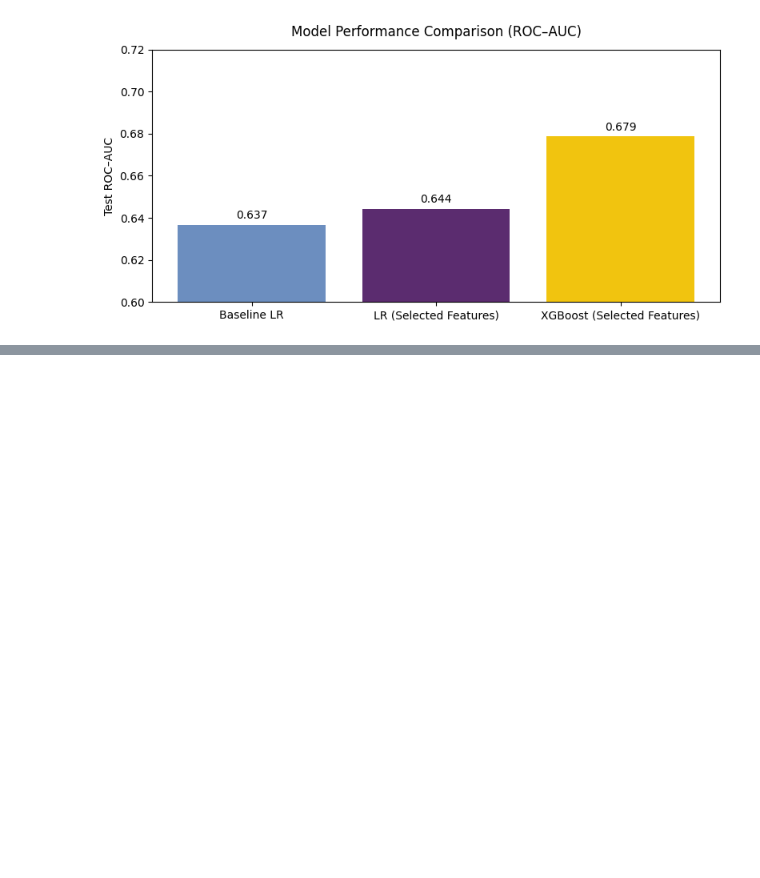
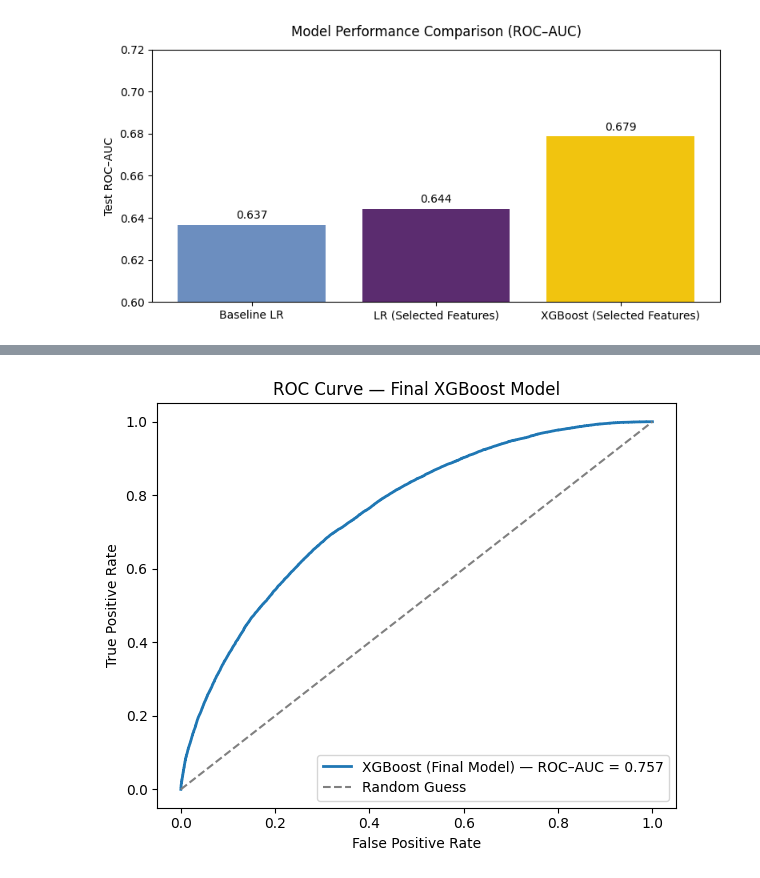
Before and after one commit to AliAlSudani0/kickstarter-machine-learning-project, a Jupyter notebook: EDA-and-modeling.ipynb, the cells around one changed output, grey strips where cells are left out. Drawn from its saved outputs; the diff is of its cells as text; code cells hidden in the pictures; blank space fills up the shorter version.

```diff
--- a/EDA-and-modeling.ipynb
+++ b/EDA-and-modeling.ipynb
@@ -1334,0 +1459,17 @@ This confirms that non-linear interactions between features play an important ro
+# %%
+# ----------------------------------------
+# D) TF-IDF on title (aligned by index)
+# ----------------------------------------
+train_titles = df.loc[X_train_fe.index, "Name"].fillna("").astype(str)
+test_titles  = df.loc[X_test_fe.index, "Name"].fillna("").astype(str)
+
+tfidf = TfidfVectorizer(
+    lowercase=True,
+    stop_words="english",
+    max_features=3000,
+    ngram_range=(1, 2),
+    min_df=3
+)
+
+X_train_text = tfidf.fit_transform(train_titles)   # fit on train only
+X_test_text  = tfidf.transform(test_titles)
@@ -1334,0 +1521,34 @@ This confirms that non-linear interactions between features play an important ro
+# %%
+from sklearn.metrics import roc_curve, auc
+import matplotlib.pyplot as plt
+
+# Compute ROC curve
+fpr, tpr, _ = roc_curve(y_test, y_test_proba_all)
+roc_auc = auc(fpr, tpr)
+
+# Plot
+plt.figure(figsize=(6, 5))
+plt.plot(
+    fpr,
+    tpr,
+    label=f"XGBoost (Final Model) — ROC–AUC = {roc_auc:.3f}",
+    linewidth=2
+)
+plt.plot([0, 1], [0, 1], linestyle="--", color="gray", label="Random Guess")
+
+plt.xlabel("False Positive Rate")
+plt.ylabel("True Positive Rate")
+plt.title("ROC Curve — Final XGBoost Model")
+plt.legend(loc="lower right")
+plt.tight_layout()
+
+# Save for presentation / submission
+plt.savefig(
+    "final_model_roc_curve.png",
+    dpi=300,
+    bbox_inches="tight"
+)
+
+plt.show()
+# %% [output]
+[figure, added]
```
Also changed, not shown: parts of 24 cells of this notebook, 2 other files.
